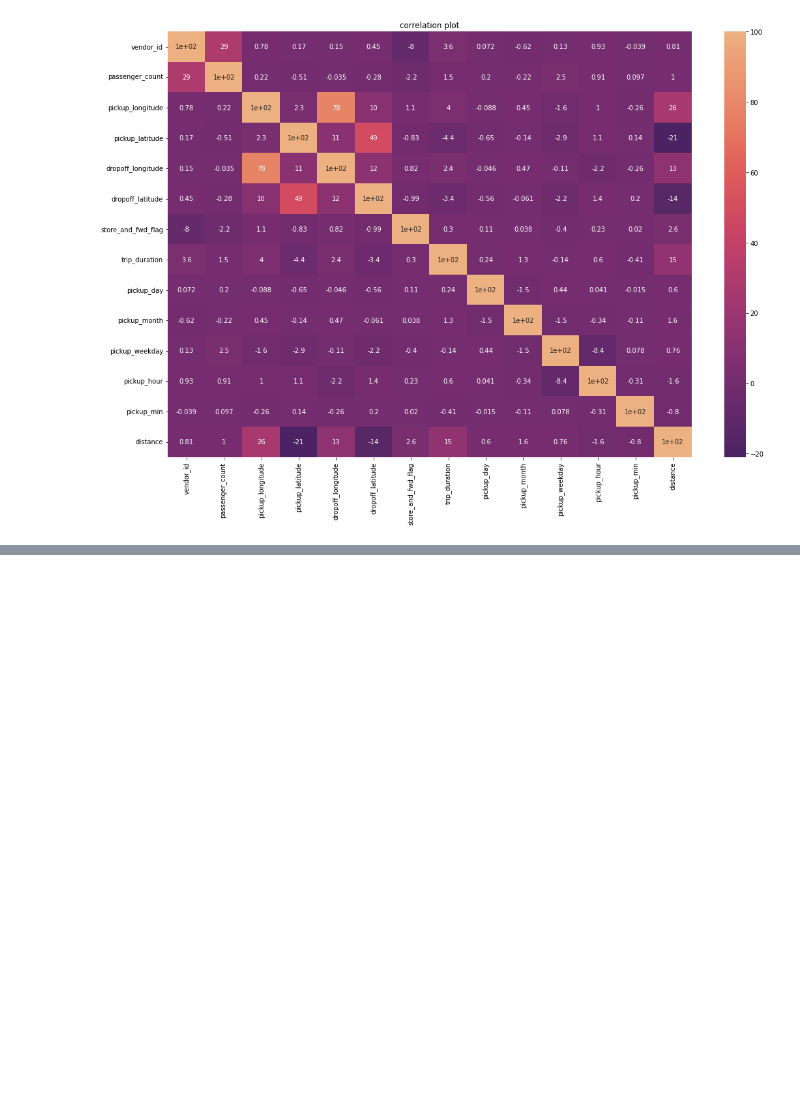
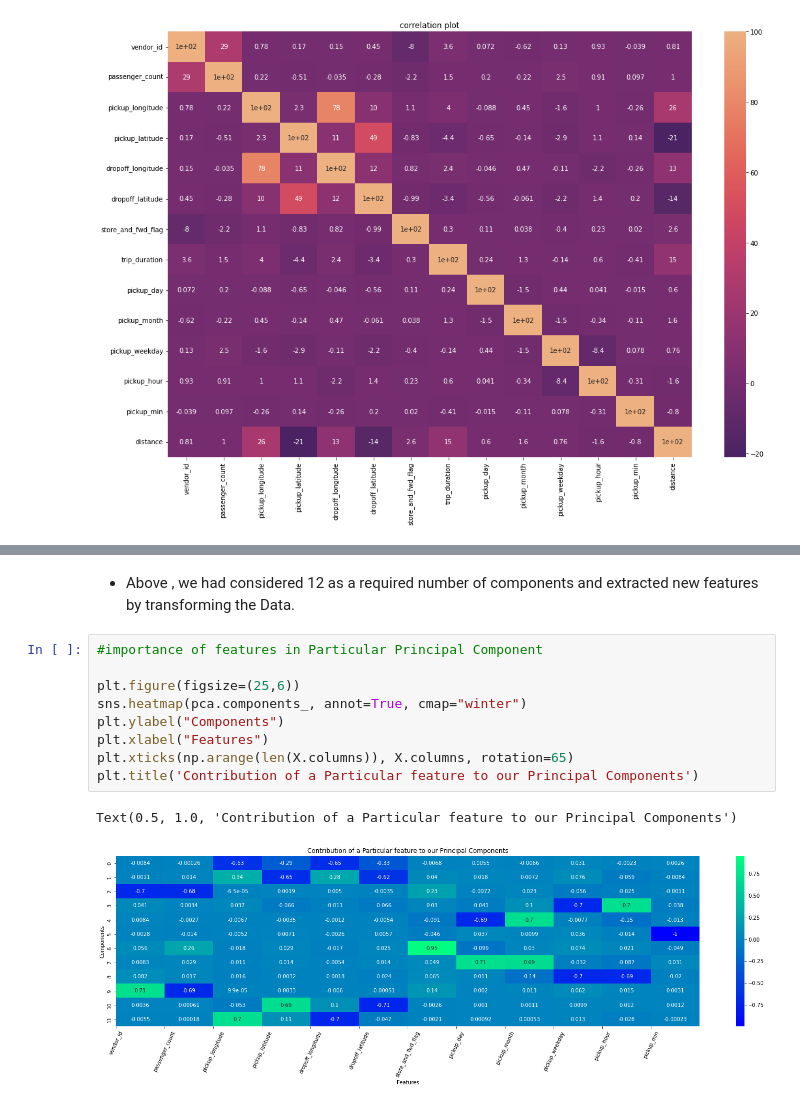
Before and after one commit to Deven876/project-2-NYC-Taxi-Trip-Time-Prediction, a Jupyter notebook: project_2_Taxi_Trip_Time_Prediction_.ipynb, the cells around one changed output, grey strips where cells are left out. Cells and saved outputs as stored; diff of their text form; blank space fills up the shorter version.

```diff
--- a/project_2_Taxi_Trip_Time_Prediction_.ipynb
+++ b/project_2_Taxi_Trip_Time_Prediction_.ipynb
@@ -557,0 +661,14 @@ Text(0.5, 1.0, 'correlation plot')
+# %% [markdown]
+- Above , we had considered 12 as a required number of components and extracted new features by transforming the Data.
+# %%
+#importance of features in Particular Principal Component
+
+plt.figure(figsize=(25,6))
+sns.heatmap(pca.components_, annot=True, cmap="winter")
+plt.ylabel("Components")
+plt.xlabel("Features")
+plt.xticks(np.arange(len(X.columns)), X.columns, rotation=65)
+plt.title('Contribution of a Particular feature to our Principal Components')
+# %% [output]
+Text(0.5, 1.0, 'Contribution of a Particular feature to our Principal Components')
+[figure, added]
```
Also changed, not shown: parts of 21 cells of this notebook.
